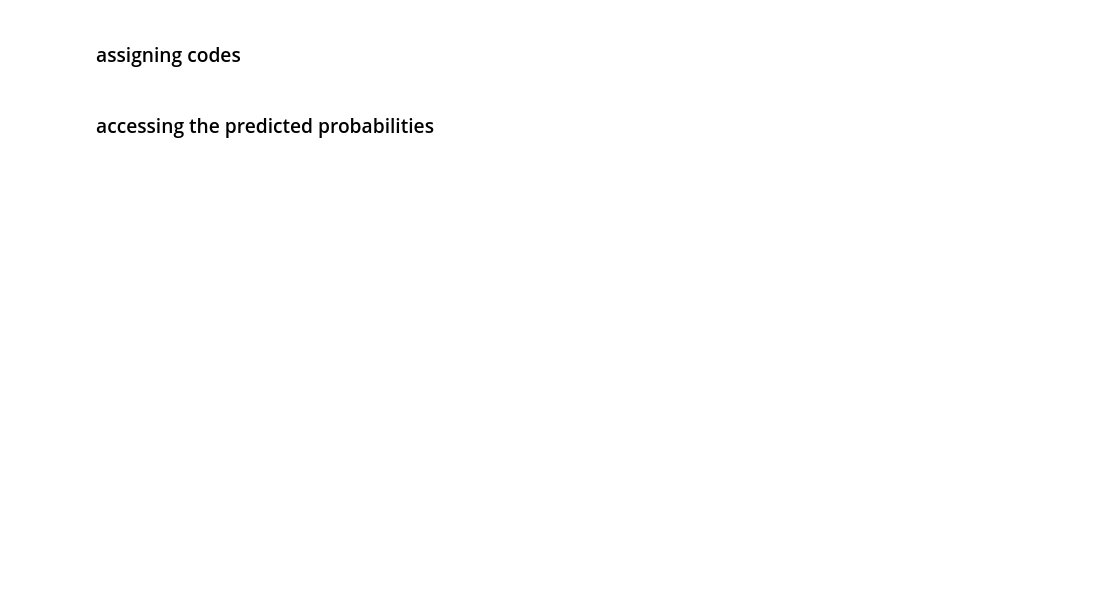
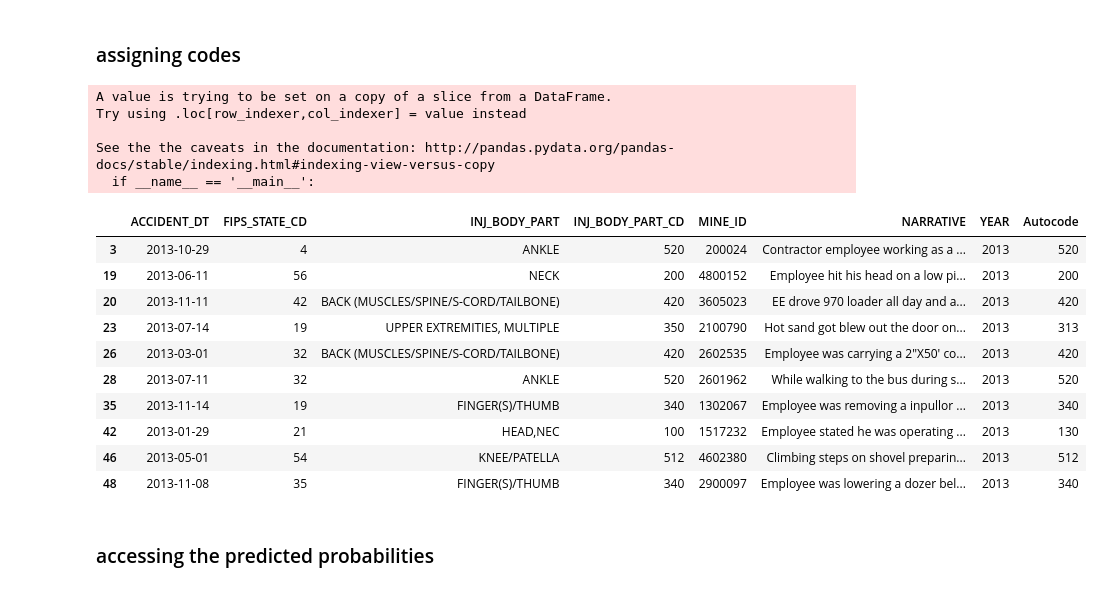
Before and after one commit to ameasure/autocoding-class, a Jupyter notebook: machine_learning-5-31-2016.ipynb, the cells around one changed output. Cells and saved outputs as stored; diff of their text form; code cells hidden in the pictures; blank space fills up the shorter version.

```diff
--- a/machine_learning-5-31-2016.ipynb
+++ b/machine_learning-5-31-2016.ipynb
@@ -205,8 +273,25 @@ print(y_test_pred)
 # %% [markdown]
 ### assigning codes
 # %%
-df_test.loc[:, ('Autocode')] = y_test_pred
+df_test['Autocode'] = y_test_pred
 df_test.head(10)
+# %% [output]
+A value is trying to be set on a copy of a slice from a DataFrame.
+Try using .loc[row_indexer,col_indexer] = value instead
+
+See the the caveats in the documentation: http://pandas.pydata.org/pandas-docs/stable/indexing.html#indexing-view-versus-copy
+  if __name__ == '__main__':
+|  | ACCIDENT_DT | FIPS_STATE_CD | INJ_BODY_PART | INJ_BODY_PART_CD | MINE_ID | NARRATIVE | YEAR | Autocode |
+| 3 | 2013-10-29 | 4 | ANKLE | 520 | 200024 | Contractor employee working as a ... | 2013 | 520 |
+| 19 | 2013-06-11 | 56 | NECK | 200 | 4800152 | Employee hit his head on a low pi... | 2013 | 200 |
+| 20 | 2013-11-11 | 42 | BACK (MUSCLES/SPINE/S-CORD/TAILBONE) | 420 | 3605023 | EE drove 970 loader all day and a... | 2013 | 420 |
+| 23 | 2013-07-14 | 19 | UPPER EXTREMITIES, MULTIPLE | 350 | 2100790 | Hot sand got blew out the door on... | 2013 | 313 |
+| 26 | 2013-03-01 | 32 | BACK (MUSCLES/SPINE/S-CORD/TAILBONE) | 420 | 2602535 | Employee was carrying a 2"X50' co... | 2013 | 420 |
+| 28 | 2013-07-11 | 32 | ANKLE | 520 | 2601962 | While walking to the bus during s... | 2013 | 520 |
+| 35 | 2013-11-14 | 19 | FINGER(S)/THUMB | 340 | 1302067 | Employee was removing a inpullor ... | 2013 | 340 |
+| 42 | 2013-01-29 | 21 | HEAD,NEC | 100 | 1517232 | Employee stated he was operating ... | 2013 | 130 |
+| 46 | 2013-05-01 | 54 | KNEE/PATELLA | 512 | 4602380 | Climbing steps on shovel preparin... | 2013 | 512 |
+| 48 | 2013-11-08 | 35 | FINGER(S)/THUMB | 340 | 2900097 | Employee was lowering a dozer bel... | 2013 | 340 |
 # %% [markdown]
 ### accessing the predicted probabilities
 # %%
```
Also changed, not shown: parts of 19 cells of this notebook, 1 other file.
